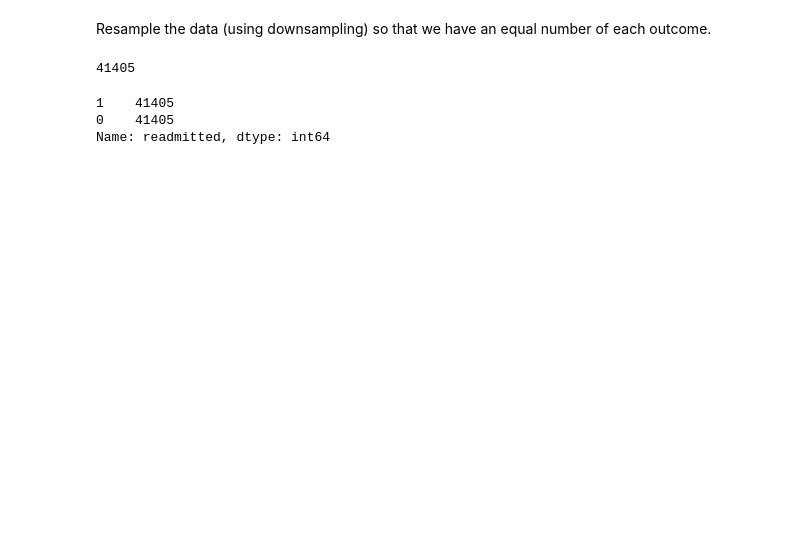
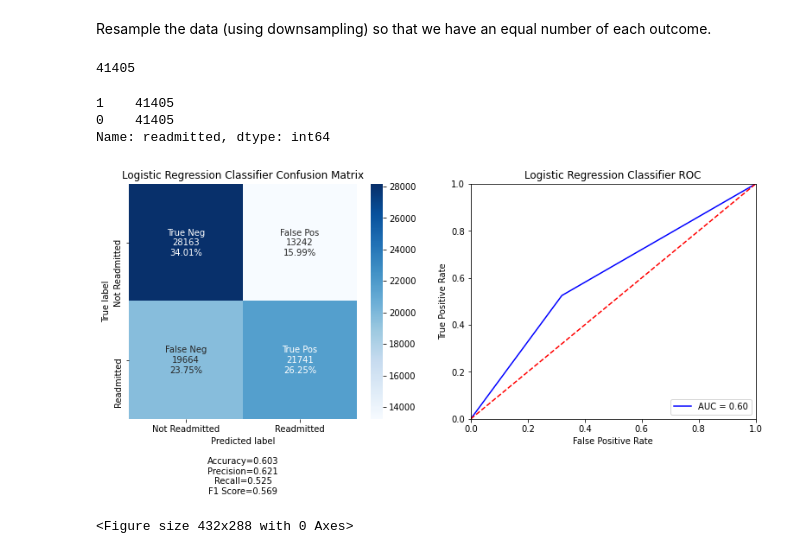
Before and after one commit to gavinmcclelland/CISC451, a Jupyter notebook: a2/code/patient_readmission.ipynb, the cells around one changed output. Drawn from its saved outputs; the diff is of its cells as text; code cells hidden in the pictures; blank space fills up the shorter version.

```diff
--- a/a2/code/patient_readmission.ipynb
+++ b/a2/code/patient_readmission.ipynb
@@ -368,0 +352,14 @@ scores
+# %%
+group_names = ["True Neg","False Pos","False Neg","True Pos"]
+categories = ["Not Readmitted", "Readmitted"]
+# %%
+lrc = LogisticRegression()
+knnc = KNeighborsClassifier()
+dtc = DecisionTreeClassifier()
+rfc = RandomForestClassifier()
+gbc = GradientBoostingClassifier()
+# %%
+validate_model(lrc, x, y, 'Logistic Regression Classifier', group_names=group_names, categories=categories)
+# %% [output]
+[figure, added]
+<Figure size 432x288 with 0 Axes>
```
Also changed, not shown: parts of 17 cells of this notebook, 4 other files.
